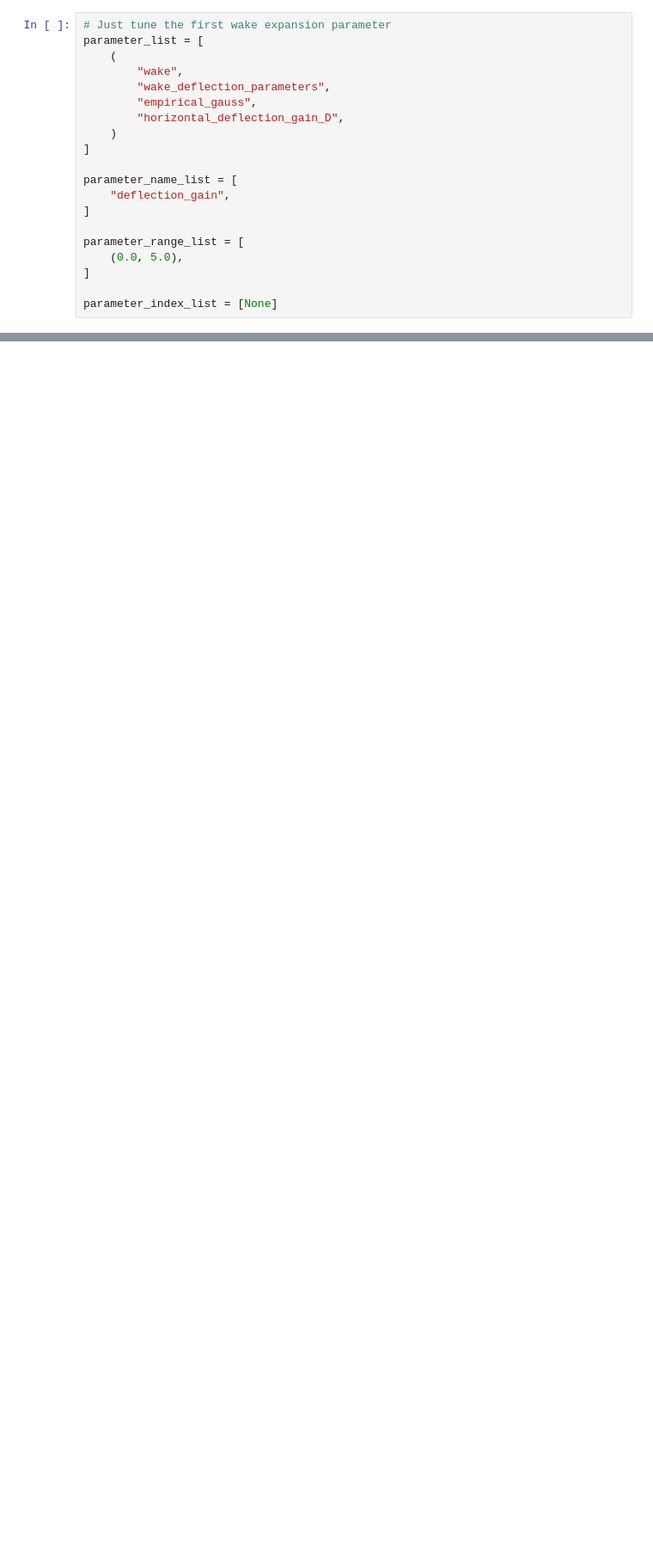
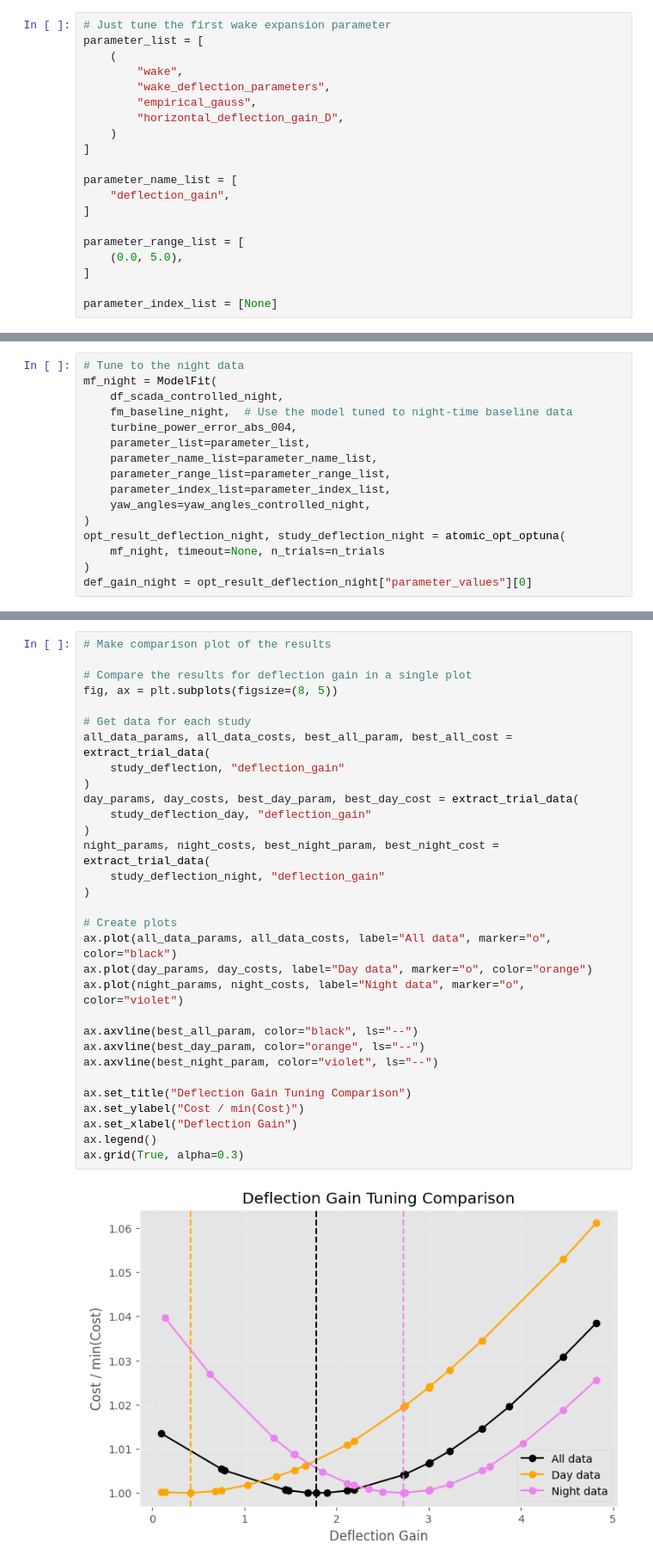
Before and after one commit to NatLabRockies/flasc, a Jupyter notebook: examples_smarteole/11_model_tuning_with_model_fit.ipynb, the cells around one changed output, grey strips where cells are left out. Shown: that part at 86% size. Cells and saved outputs as stored; diff of their text form; blank space fills up the shorter version.

```diff
--- a/examples_smarteole/11_model_tuning_with_model_fit.ipynb
+++ b/examples_smarteole/11_model_tuning_with_model_fit.ipynb
@@ -328,0 +458,16 @@ parameter_index_list = [None]
+# %%
+# Tune to the night data
+mf_night = ModelFit(
+    df_scada_controlled_night,
+    fm_baseline_night,  # Use the model tuned to night-time baseline data
+    turbine_power_error_abs_004,
+    parameter_list=parameter_list,
+    parameter_name_list=parameter_name_list,
+    parameter_range_list=parameter_range_list,
+    parameter_index_list=parameter_index_list,
+    yaw_angles=yaw_angles_controlled_night,
+)
+opt_result_deflection_night, study_deflection_night = atomic_opt_optuna(
+    mf_night, timeout=None, n_trials=n_trials
+)
+def_gain_night = opt_result_deflection_night["parameter_values"][0]
@@ -328,0 +507,33 @@ parameter_index_list = [None]
+# %%
+# Make comparison plot of the results
+
+# Compare the results for deflection gain in a single plot
+fig, ax = plt.subplots(figsize=(8, 5))
+
+# Get data for each study
+all_data_params, all_data_costs, best_all_param, best_all_cost = extract_trial_data(
+    study_deflection, "deflection_gain"
+)
+day_params, day_costs, best_day_param, best_day_cost = extract_trial_data(
+    study_deflection_day, "deflection_gain"
+)
+night_params, night_costs, best_night_param, best_night_cost = extract_trial_data(
+    study_deflection_night, "deflection_gain"
+)
+
+# Create plots
+ax.plot(all_data_params, all_data_costs, label="All data", marker="o", color="black")
+ax.plot(day_params, day_costs, label="Day data", marker="o", color="orange")
+ax.plot(night_params, night_costs, label="Night data", marker="o", color="violet")
+
+ax.axvline(best_all_param, color="black", ls="--")
+ax.axvline(best_day_param, color="orange", ls="--")
+ax.axvline(best_night_param, color="violet", ls="--")
+
+ax.set_title("Deflection Gain Tuning Comparison")
+ax.set_ylabel("Cost / min(Cost)")
+ax.set_xlabel("Deflection Gain")
+ax.legend()
+ax.grid(True, alpha=0.3)
+# %% [output]
+[figure, added]
```
Also changed, not shown: parts of 61 cells of this notebook.
